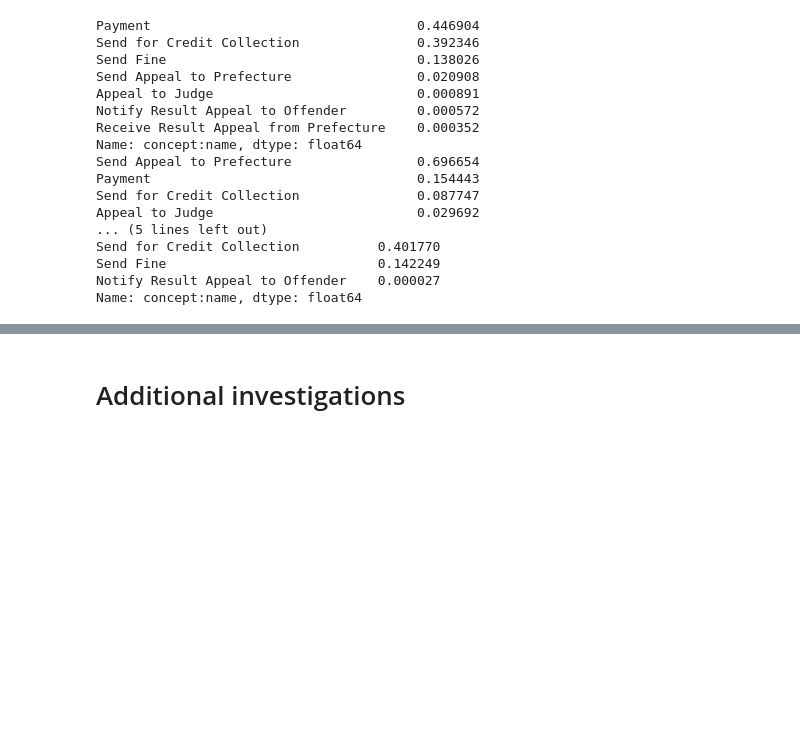
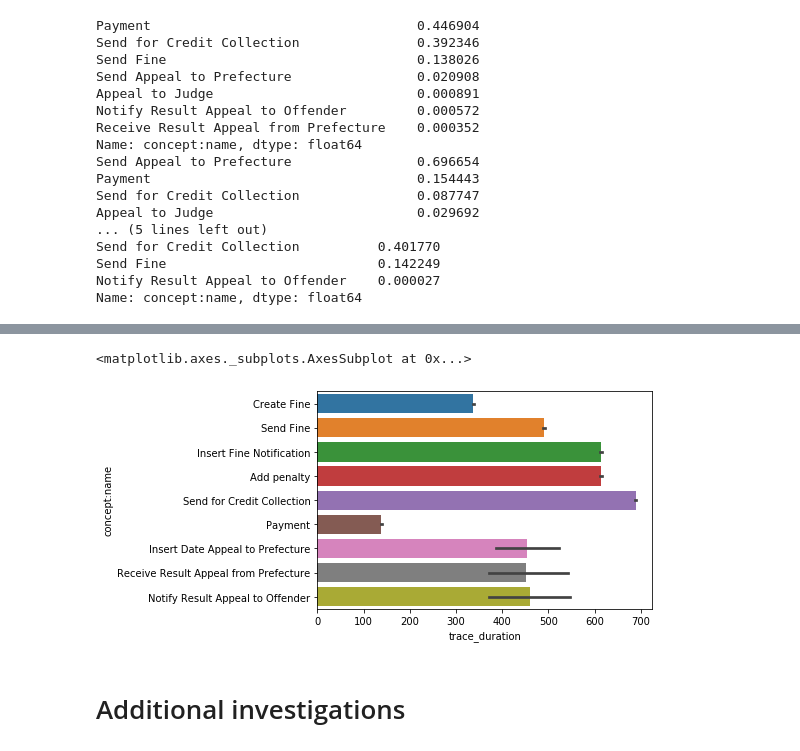
Before and after one commit to brunompacheco/APM-A2, a Jupyter notebook: notebooks/APM_Assignment_2_Q1.ipynb, the cells around one changed output, grey strips where cells are left out. Drawn from its saved outputs; the diff is of its cells as text; code cells hidden in the pictures; blank space fills up the shorter version.

```diff
--- a/notebooks/APM_Assignment_2_Q1.ipynb
+++ b/notebooks/APM_Assignment_2_Q1.ipynb
@@ -278,0 +422,6 @@ Name: concept:name, dtype: float64
+# %%
+trace_duration = df_no_appeal.groupby('case:concept:name')['time:timestamp'].max() - df_no_appeal.groupby('case:concept:name')['time:timestamp'].min()
+
+df_no_appeal['trace_duration'] = df_no_appeal['case:concept:name'].map(trace_duration) / np.timedelta64(1, 'D')
+
+df_no_appeal.head()
@@ -279,3 +440,14 @@ Name: concept:name, dtype: float64
+# %%
+import seaborn as sns
+
+sns.barplot(
+    data=df_no_appeal,
+    x='trace_duration',
+    y='concept:name'
+)
+# %% [output]
+<matplotlib.axes._subplots.AxesSubplot at 0x...>
+[figure, added]
 # %% [markdown]
 # Additional investigations
 # %%
```
Also changed, not shown: parts of 14 cells of this notebook.
